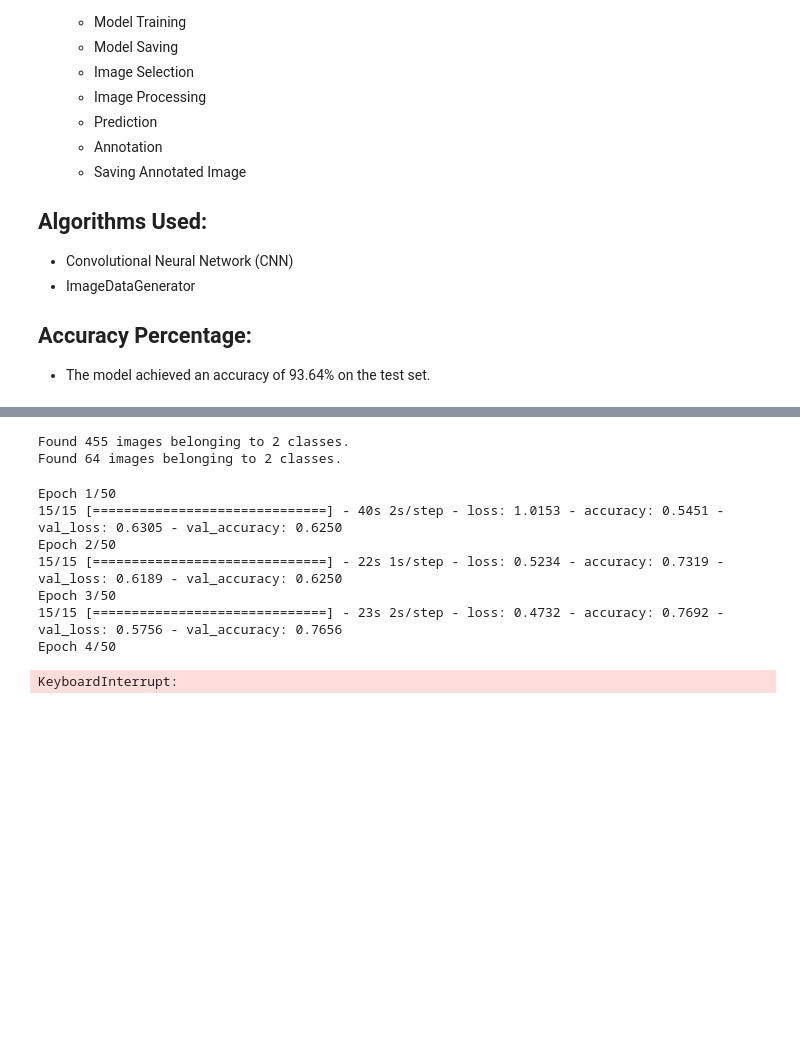
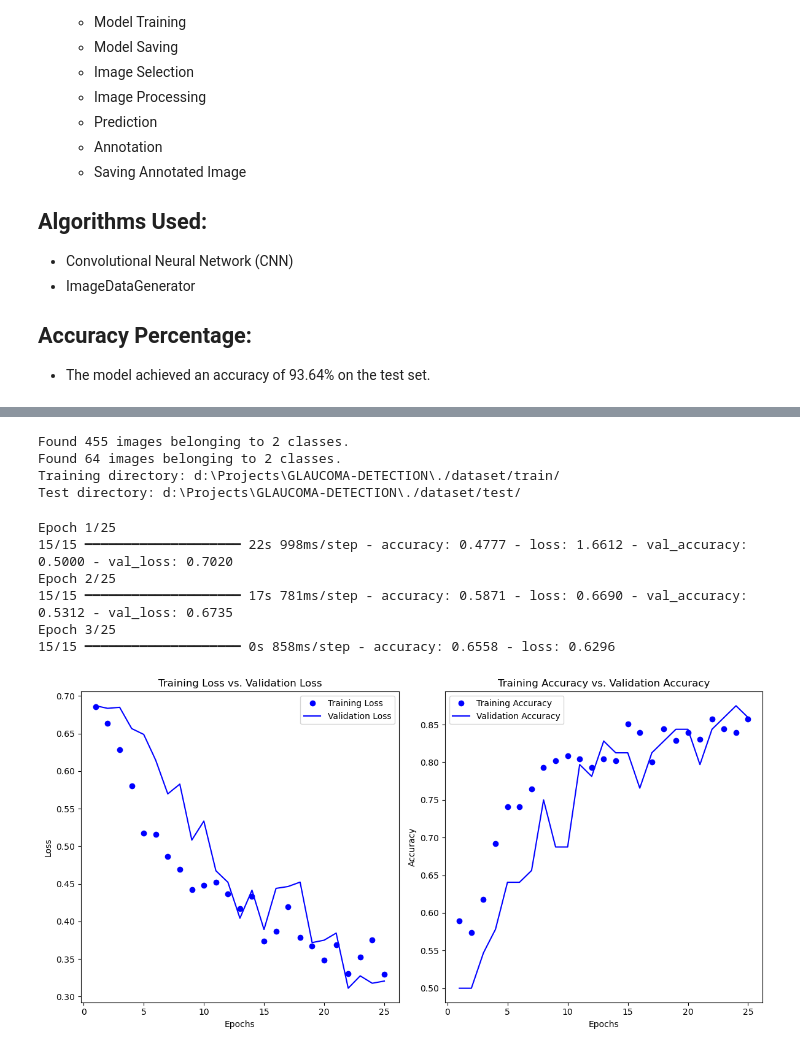
Before and after one commit to subhash1208/GLAUCOMA-DETECTION, a Jupyter notebook: GlaucomaTest.ipynb, the cells around one changed output, grey strips where cells are left out. Drawn from its saved outputs; the diff is of its cells as text; code cells hidden in the pictures; blank space fills up the shorter version.

```diff
--- a/GlaucomaTest.ipynb
+++ b/GlaucomaTest.ipynb
@@ -58,14 +57,10 @@ classifier.compile(optimizer = 'adam', loss = 'binary_crossentropy', metrics = [
 from tensorflow.keras.preprocessing.image import ImageDataGenerator
 import os
 
-# Define the current working directory
 current_dir = os.getcwd()
+train_dir = os.path.join(current_dir, './dataset/train/')
+test_dir = os.path.join(current_dir, './dataset/test/')
 
-# Define the paths to the train and test directories
-train_dir = os.path.join(current_dir, 'dataset/train')
-test_dir = os.path.join(current_dir, 'dataset/test')
-
-# Set up the image data generators
 train_datagen = ImageDataGenerator(
     rescale=1./255,
     shear_range=0.2,
@@ -75,7 +70,6 @@ train_datagen = ImageDataGenerator(
 
 test_datagen = ImageDataGenerator(rescale=1./255)
 
-# Create the training set and test set
 training_set = train_datagen.flow_from_directory(
     train_dir,
     target_size=(256, 256),
@@ -89,27 +83,62 @@ test_set = test_datagen.flow_from_directory(
     batch_size=32,
     class_mode='binary'
 )
+
+print(f"Training directory: {train_dir}")
+print(f"Test directory: {test_dir}")
 # %% [output]
 Found 455 images belonging to 2 classes.
 Found 64 images belonging to 2 classes.
+Training directory: d:\Projects\GLAUCOMA-DETECTION\./dataset/train/
+Test directory: d:\Projects\GLAUCOMA-DETECTION\./dataset/test/
 # %%
 batch_size = 32
 
 model_info = classifier.fit(
     training_set,
-    epochs=50,
+    epochs=25,
     batch_size=batch_size,
     validation_data=test_set
 )
 # %% [output]
-Epoch 1/50
-15/15 [==============================] - 40s 2s/step - loss: 1.0153 - accuracy: 0.5451 - val_loss: 0.6305 - val_accuracy: 0.6250
-Epoch 2/50
-15/15 [==============================] - 22s 1s/step - loss: 0.5234 - accuracy: 0.7319 - val_loss: 0.6189 - val_accuracy: 0.6250
-Epoch 3/50
-15/15 [==============================] - 23s 2s/step - loss: 0.4732 - accuracy: 0.7692 - val_loss: 0.5756 - val_accuracy: 0.7656
-Epoch 4/50
+Epoch 1/25
+15/15 ━━━━━━━━━━━━━━━━━━━━ 22s 998ms/step - accuracy: 0.4777 - loss: 1.6612 - val_accuracy: 0.5000 - val_loss: 0.7020
+Epoch 2/25
+15/15 ━━━━━━━━━━━━━━━━━━━━ 17s 781ms/step - accuracy: 0.5871 - loss: 0.6690 - val_accuracy: 0.5312 - val_loss: 0.6735
+Epoch 3/25
+15/15 ━━━━━━━━━━━━━━━━━━━━ 0s 858ms/step - accuracy: 0.6558 - loss: 0.6296
-KeyboardInterrupt:
+# %%
+history = model_info.history
+
+# Extract data for plotting
+epochs = range(1, len(history['loss']) + 1)
+train_loss = history['loss']
+val_loss = history['val_loss']
+train_accuracy = history['accuracy']
+val_accuracy = history['val_accuracy']
+# %%
+plt.figure(figsize=(12, 6))
+plt.subplot(1, 2, 1)
+plt.plot(epochs, train_loss, 'bo', label='Training Loss')
+plt.plot(epochs, val_loss, 'b', label='Validation Loss')
+plt.title('Training Loss vs. Validation Loss')
+plt.xlabel('Epochs')
+plt.ylabel('Loss')
+plt.legend()
+
+# Plot Training Accuracy vs. Validation Accuracy
+plt.subplot(1, 2, 2)
+plt.plot(epochs, train_accuracy, 'bo', label='Training Accuracy')
+plt.plot(epochs, val_accuracy, 'b', label='Validation Accuracy')
+plt.title('Training Accuracy vs. Validation Accuracy')
+plt.xlabel('Epochs')
+plt.ylabel('Accuracy')
+plt.legend()
+
+plt.tight_layout()
+plt.show()
+# %% [output]
+[figure, added]
 # %%
 batch_size = 32
 
```
Also changed, not shown: parts of 7 cells of this notebook.
